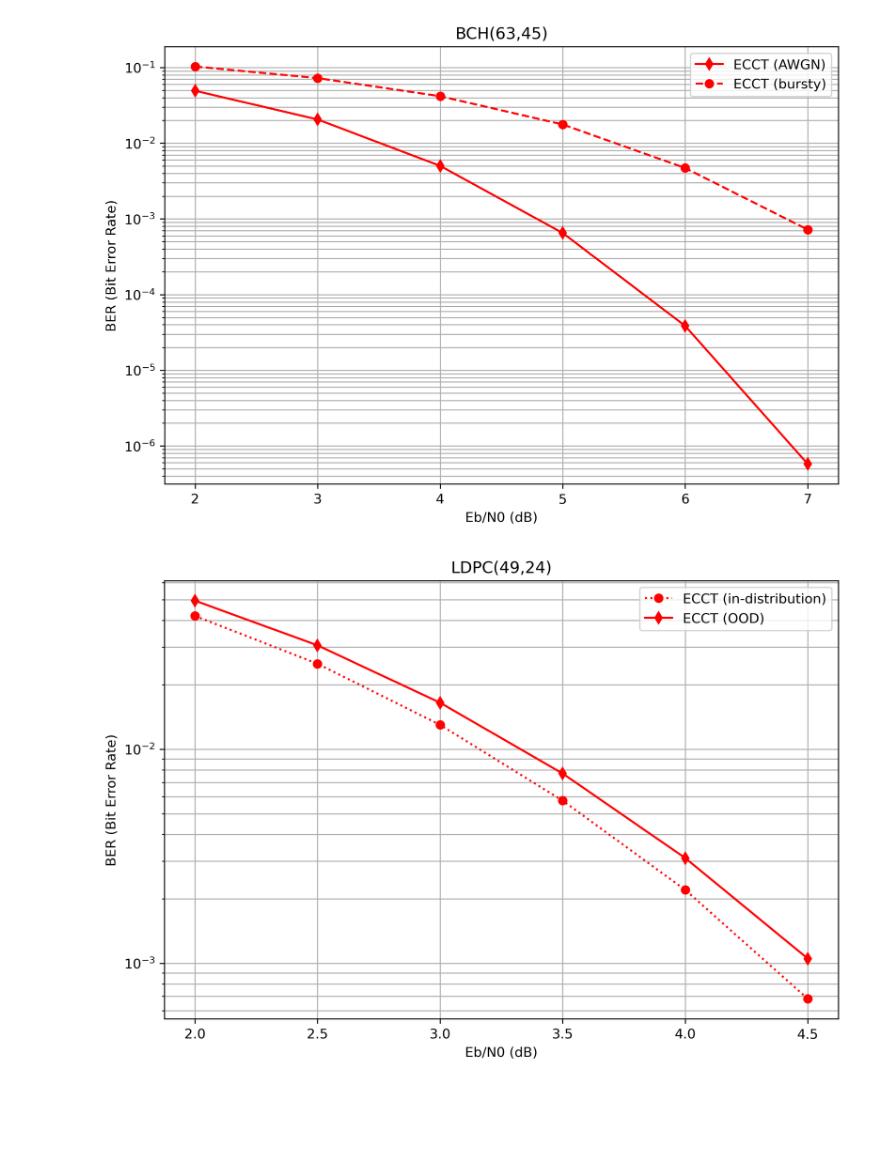
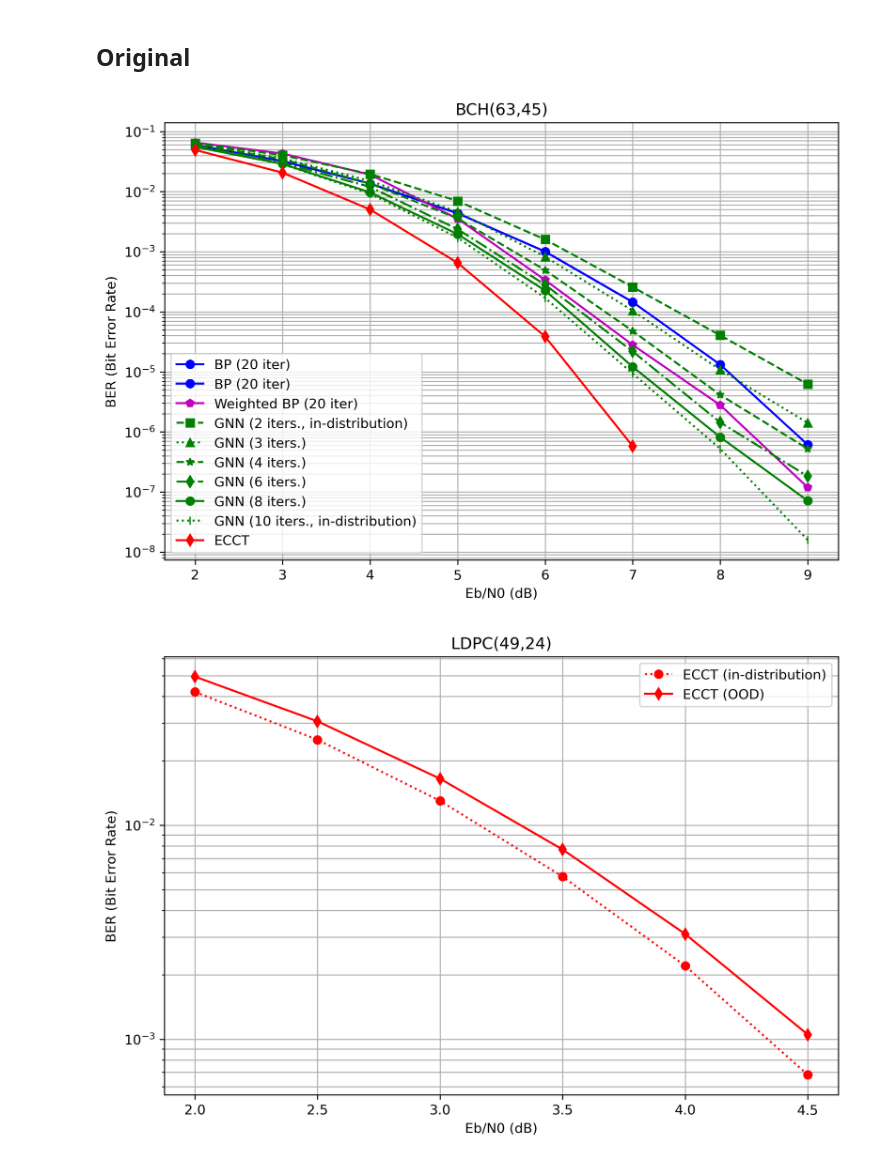
Before and after one commit to ivanightingale/gnn-decoder, a Jupyter notebook: visualization.ipynb, the cells around one changed output. Saved outputs shown, nothing was run; the diff lists cells and outputs as text; code cells hidden in the pictures; blank space fills up the shorter version.

```diff
--- a/visualization.ipynb
+++ b/visualization.ipynb
@@ -30,84 +112,54 @@ snr, 2.000, 2.500, 3.000, 3.500, 4.000, 4.500
+# %% [markdown]
+## Original
 # %%
-# ebno_bch = [2.000, 3.000, 4.000, 5.000, 6.000, 7.000, 8.000, 9.000]
-# uncoded = [3.774000E-02, 2.220500E-02, 1.242000E-02, 6.140000E-03, 2.385000E-03, 7.375000E-04, 1.914286E-04, 3.520833E-05]
+ebno_bch = [2.000, 3.000, 4.000, 5.000, 6.000, 7.000, 8.000, 9.000]
+uncoded = [3.774000E-02, 2.220500E-02, 1.242000E-02, 6.140000E-03, 2.385000E-03, 7.375000E-04, 1.914286E-04, 3.520833E-05]
 bp_20 = [5.946032E-02, 3.200794E-02, 1.355159E-02, 4.339286E-03, 1.002268E-03, 1.446932E-04, 1.316667E-05, 6.111111E-07]
-# wbp_20 = [6.540476E-02, 4.294444E-02, 1.912698E-02, 3.526455E-03, 3.367725E-04, 2.802994E-05, 2.793651E-06, 1.190476E-07]
-# gnn_2 = [6.397619E-02, 4.020635E-02, 1.958730E-02, 6.964286E-03, 1.588889E-03, 2.577640E-04, 4.048859E-05, 6.211180E-06]
-# gnn_3 = [6.246032E-02, 3.556349E-02, 1.505556E-02, 4.603175E-03, 8.227513E-04, 1.040707E-04, 1.080683E-05, 1.412698E-06]
-# gnn_4 = [6.226190E-02, 3.450000E-02, 1.357143E-02, 3.574074E-03, 4.915966E-04, 4.773491E-05, 4.126984E-06, 5.238095E-07]
-# gnn_6 = [5.815873E-02, 3.000000E-02, 1.194444E-02, 2.358730E-03, 2.807540E-04, 2.183102E-05, 1.436508E-06, 1.825397E-07]
-# gnn_8 = [5.541270E-02, 2.879365E-02, 9.682540E-03, 1.956349E-03, 2.245150E-04, 1.212522E-05, 8.174603E-07, 7.142857E-08]
-# gnn_10 = [5.683333E-02, 2.851587E-02, 9.214286E-03, 1.707483E-03, 1.691387E-04, 9.362885E-06, 5.238095E-07, 1.587302E-08]
+wbp_20 = [6.540476E-02, 4.294444E-02, 1.912698E-02, 3.526455E-03, 3.367725E-04, 2.802994E-05, 2.793651E-06, 1.190476E-07]
+gnn_2 = [6.397619E-02, 4.020635E-02, 1.958730E-02, 6.964286E-03, 1.588889E-03, 2.577640E-04, 4.048859E-05, 6.211180E-06]
+gnn_3 = [6.246032E-02, 3.556349E-02, 1.505556E-02, 4.603175E-03, 8.227513E-04, 1.040707E-04, 1.080683E-05, 1.412698E-06]
+gnn_4 = [6.226190E-02, 3.450000E-02, 1.357143E-02, 3.574074E-03, 4.915966E-04, 4.773491E-05, 4.126984E-06, 5.238095E-07]
+gnn_6 = [5.815873E-02, 3.000000E-02, 1.194444E-02, 2.358730E-03, 2.807540E-04, 2.183102E-05, 1.436508E-06, 1.825397E-07]
+gnn_8 = [5.541270E-02, 2.879365E-02, 9.682540E-03, 1.956349E-03, 2.245150E-04, 1.212522E-05, 8.174603E-07, 7.142857E-08]
+gnn_10 = [5.683333E-02, 2.851587E-02, 9.214286E-03, 1.707483E-03, 1.691387E-04, 9.362885E-06, 5.238095E-07, 1.587302E-08]
 ebno_bch_ecct = [2.000, 3.000, 4.000, 5.000, 6.000, 7.000]
 ecct = [4.93e-02, 2.06e-02, 5.02e-03, 6.51e-04, 3.85e-05, 5.77e-07]
-ecct_bursty = [1.03e-01, 7.25e-02, 4.18e-02, 1.77e-02, 4.70e-03, 7.21e-04]
 
-# OOD
-# ebno_bch = [2., 2.5, 3., 3.5, 4., 4.5]
-# bp_20 = [5.992063E-02, 	4.593651E-02, 	3.365079E-02, 	2.158730E-02, 	1.358333E-02, 	9.000000E-03]
-# gnn_2 = [6.613492E-02, 	5.583333E-02, 	4.646825E-02, 	3.642063E-02, 	2.873810E-02, 	2.325397E-02]
-# gnn_3 =	[6.550000E-02, 	5.633333E-02, 	4.594444E-02, 	3.638889E-02, 	2.885714E-02, 	2.174603E-02]
-# gnn_4 =	[6.444444E-02, 	5.564286E-02, 	4.473016E-02, 	3.657937E-02, 	2.930159E-02, 	2.194444E-02]
-# gnn_6 =	[6.585714E-02, 	5.514286E-02, 	4.586508E-02, 	3.715079E-02, 	2.956349E-02, 	2.246825E-02]
-# gnn_8 =	[6.620635E-02, 	5.668254E-02, 	4.578571E-02, 	3.750000E-02, 	2.947619E-02, 	2.265873E-02]
-# gnn_10 = [6.578571E-02, 	5.461111E-02, 	4.582540E-02, 	3.669841E-02, 	2.953968E-02, 	2.280952E-02]
-# bp_20 = [ 5.992857E-02, 	4.613492E-02, 	3.366667E-02, 	2.173016E-02, 	1.353968E-02, 	8.956349E-03]
-# gnn_2 =	[6.613492E-02, 	5.583333E-02, 	4.646825E-02, 	3.642063E-02, 	2.873810E-02, 	2.325397E-02]
-# gnn_10 = [6.538095E-02, 	5.638095E-02, 	4.610317E-02, 	3.656349E-02, 	2.892063E-02, 	2.195238E-02]
-# gnn_2_ood = [6.552381E-02,   5.513492E-02,   4.567460E-02,   3.646032E-02,   2.939683E-02,   2.196032E-02]
-# gnn_3_ood = [6.642857E-02,   5.552381E-02,   4.550794E-02,   3.657143E-02,   2.891270E-02,   2.279365E-02]
-# gnn_4_ood = [6.656349E-02,   5.434921E-02,   4.515873E-02,   3.640476E-02,   2.942857E-02,   2.228571E-02]
-# gnn_6_ood = [6.682540E-02,   5.542063E-02,   4.530952E-02,   3.739683E-02,   2.825397E-02,   2.288889E-02]
-# gnn_8_ood = [6.566667E-02,   5.511111E-02,   4.627778E-02,   3.685714E-02,   2.800794E-02,   2.253968E-02]
-# gnn_10_ood = [6.539683E-02,   5.542857E-02,   4.592857E-02,   3.759524E-02,   2.888095E-02,   2.269048E-02]
-
-
-# ecct_original = [4.90e-02, 3.36e-02, 2.05e-02, 1.11e-02, 5.20e-03, 1.91e-03]
-# ecct = [4.89e-02, 3.34e-02, 2.04e-02, 1.10e-02, 5.13e-03, 1.89e-03]
-# ecct_ood = [5.52e-02, 3.93e-02, 2.52e-02, 1.43e-02, 7.08e-03, 2.87e-03]
 
 # create the figure and axes objects
 fig, ax = plt.subplots(figsize=(9, 6), dpi=300)
 plt.grid(True, which="both", ls="-")
 
 # plot the lines
-# ax.plot(ebno_bch, bp_20, "bo-", label='BP (20 iter)')
-# ax.plot(ebno_bch_ecct, bp_20[:-2], "bo-", label='BP (20 iter)')
-# ax.plot(ebno_bch, wbp_20, "mp-", label='Weighted BP (20 iter)')
-# ax.plot(ebno_bch, gnn_2, "gs--", label='GNN (2 iters., in-distribution)')
-# ax.plot(ebno_bch, gnn_3, "g^:", label='GNN (3 iters.)')
-# ax.plot(ebno_bch, gnn_4, "g*--", label='GNN (4 iters.)')
-# ax.plot(ebno_bch, gnn_6, "gd-.", label='GNN (6 iters.)')
-# ax.plot(ebno_bch, gnn_8, "go-", label='GNN (8 iters.)')
-# ax.plot(ebno_bch, gnn_10, "g|:", label='GNN (10 iters., in-distribution)')
-# ax.plot(ebno_bch, gnn_2_ood, "gs-", label='GNN (2 iters., OOD)')
-# ax.plot(ebno_bch, gnn_10_ood, "g|--", label='GNN (10 iters., OOD)')
-ax.plot(ebno_bch_ecct, ecct, "rd-", label='ECCT (AWGN)')
-ax.plot(ebno_bch_ecct, ecct_bursty, "ro--", label='ECCT (bursty)')
-# ax.plot(ebno_bch, ecct_original, "ro--", label='ECCT')
-# ax.plot(ebno_bch, ecct, "ro:", label='ECCT (in-distribution)')
-# ax.plot(ebno_bch, ecct_ood, "rd-", label='ECCT (OOD)')
+ax.plot(ebno_bch, bp_20, "bo-", label='BP (20 iter)')
+ax.plot(ebno_bch_ecct, bp_20[:-2], "bo-", label='BP (20 iter)')
+ax.plot(ebno_bch, wbp_20, "mp-", label='Weighted BP (20 iter)')
+ax.plot(ebno_bch, gnn_2, "gs--", label='GNN (2 iters., in-distribution)')
+ax.plot(ebno_bch, gnn_3, "g^:", label='GNN (3 iters.)')
+ax.plot(ebno_bch, gnn_4, "g*--", label='GNN (4 iters.)')
+ax.plot(ebno_bch, gnn_6, "gd-.", label='GNN (6 iters.)')
+ax.plot(ebno_bch, gnn_8, "go-", label='GNN (8 iters.)')
+ax.plot(ebno_bch, gnn_10, "g|:", label='GNN (10 iters., in-distribution)')
+ax.plot(ebno_bch_ecct, ecct, "rd-", label='ECCT')
 
 
 # set the axis labels and title
 ax.set_xlabel('Eb/N0 (dB)')
 ax.set_ylabel('BER (Bit Error Rate)')
 # ax.set_title('Bit Error Rate vs. SNR')
 
 # set the y-axis scale to logarithmic
 ax.set_yscale('log')
 
 # add a legend
 ax.legend()
 
 plt.title("BCH(63,45)")
 # display the plot
 plt.show()
 # fig.savefig("fig3.png")
-# fig.savefig("bch-ood.png")
-fig.savefig("bch-bursty.png")
 # %% [output]
-[figure, old version]
+[figure, new version]
 # %%
 # LDPC OOD
 ebno_ldpc = [2., 2.5, 3., 3.5, 4., 4.5]
```
Also changed, not shown: parts of 5 cells of this notebook, 19 other files.
